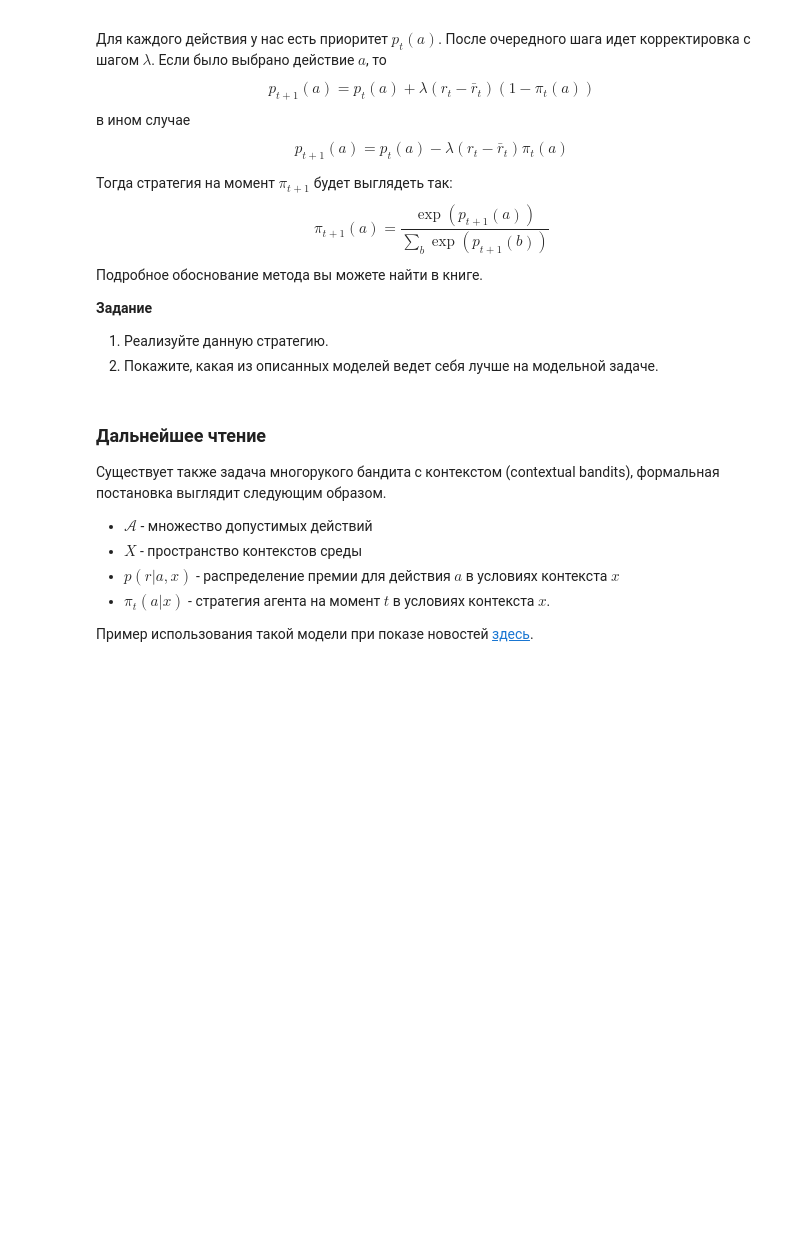
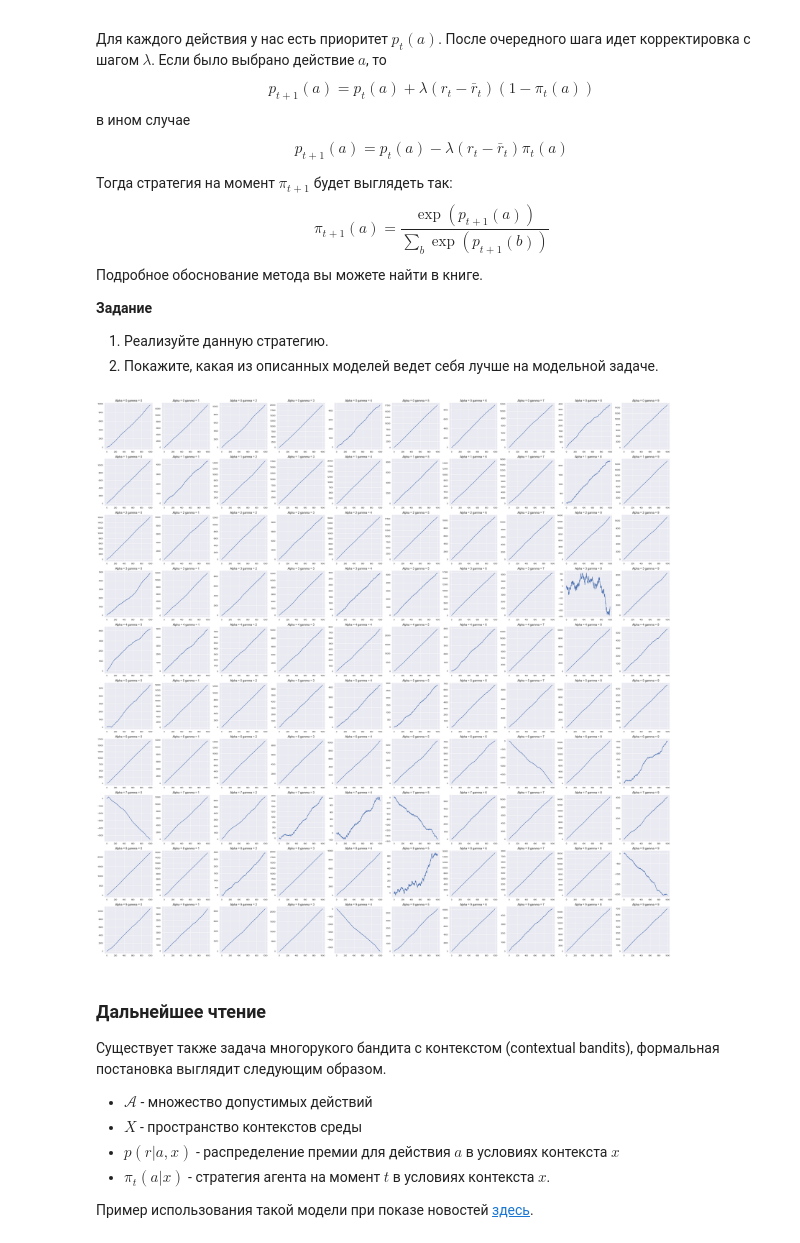
Before and after one commit to alex-kharlamov/DeepReinforcement, a Jupyter notebook: L4 - Reinforcement learning.ipynb, the cells around one changed output. Drawn from its saved outputs; the diff is of its cells as text; code cells hidden in the pictures; blank space fills up the shorter version.

```diff
--- a/L4 - Reinforcement learning.ipynb
+++ b/L4 - Reinforcement learning.ipynb
@@ -418,3 +430,44 @@ class UCBAgent(Agent):
+# %%
+import matplotlib.pyplot as plt
+%matplotlib inline
+from tqdm import tqdm
+
+T = 1000
+n_steps = 10
+
+cpu = mp.cpu_count()
+
+gradient_policy_data = []
+for alpha in tqdm(range(1, 11)):
+    for gamma in range(1, 11):
+        reward_mean_data = np.zeros(T)
+        for n_step in range(0, n_steps, cpu):
+            base_model = BasicModel(20)
+            gradient_agent = GradientAgent(base_model, alpha * 0.1 ,  gamma * 0.1)
+
+            temp_reward_one_game = np.zeros(T)
+            cur_reward = 0
+
+            pool = mp.Pool(processes=cpu)
+            args = repeat((gradient_agent, T), cpu)
+            results = pool.map(parralel_game,  args)
+            reward_mean_data += np.array(results).sum(axis=0)
+            pool.close()
+
+        gradient_policy_data.append(reward_mean_data)
+# %%
+import seaborn as sns
+sns.set(style="darkgrid")
+
+
+f, axarr = plt.subplots(10, 10, figsize=(50, 50))
+
+for alpha in range(10):
+    for gamma in range(10):
+        axarr[alpha, gamma].plot([i for i in range(T)], gradient_policy_data[alpha * 10 + gamma])
+        axarr[alpha, gamma].set_title("Alpha = " + str(alpha) + " gamma = " + str(gamma), fontsize=14)
+# %% [output]
+[figure, added]
 # %% [markdown]
 ### Дальнейшее чтение
 Существует также задача многорукого бандита с контекстом (contextual bandits), формальная постановка выглядит следующим образом.
```
Also changed, not shown: parts of 8 cells of this notebook.
